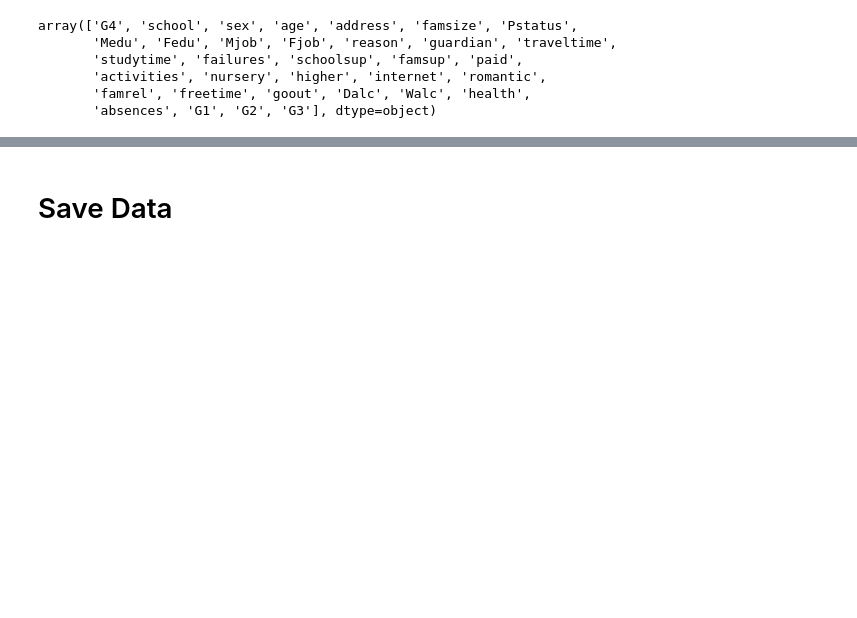
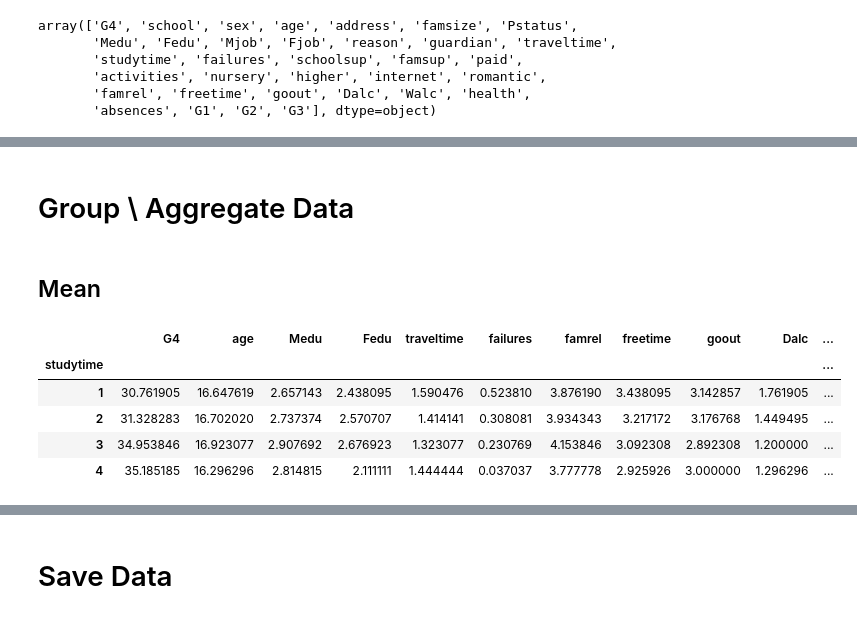
Before and after one commit to id-shiv/knowledge_base, a Jupyter notebook: [Project_401]_Data_Handling_with_Pandas.ipynb, the cells around one changed output, grey strips where cells are left out. Cells and saved outputs as stored; diff of their text form; code cells hidden in the pictures; blank space fills up the shorter version.

```diff
--- a/[Project_401]_Data_Handling_with_Pandas.ipynb
+++ b/[Project_401]_Data_Handling_with_Pandas.ipynb
@@ -186,0 +212,13 @@ array(['G4', 'school', 'sex', 'age', 'address', 'famsize', 'Pstatus',
+# %% [markdown]
+# Group \ Aggregate Data
+# %% [markdown]
+## Mean
+# %%
+data.groupby(['studytime']).mean()
+# %% [output]
+|  | G4 | age | Medu | Fedu | traveltime | failures | famrel | freetime | goout | Dalc | ... |
+| studytime |  |  |  |  |  |  |  |  |  |  | ... |
+| 1 | 30.761905 | 16.647619 | 2.657143 | 2.438095 | 1.590476 | 0.523810 | 3.876190 | 3.438095 | 3.142857 | 1.761905 | ... |
+| 2 | 31.328283 | 16.702020 | 2.737374 | 2.570707 | 1.414141 | 0.308081 | 3.934343 | 3.217172 | 3.176768 | 1.449495 | ... |
+| 3 | 34.953846 | 16.923077 | 2.907692 | 2.676923 | 1.323077 | 0.230769 | 4.153846 | 3.092308 | 2.892308 | 1.200000 | ... |
+| 4 | 35.185185 | 16.296296 | 2.814815 | 2.111111 | 1.444444 | 0.037037 | 3.777778 | 2.925926 | 3.000000 | 1.296296 | ... |
```
Also changed, not shown: parts of 12 cells of this notebook.
